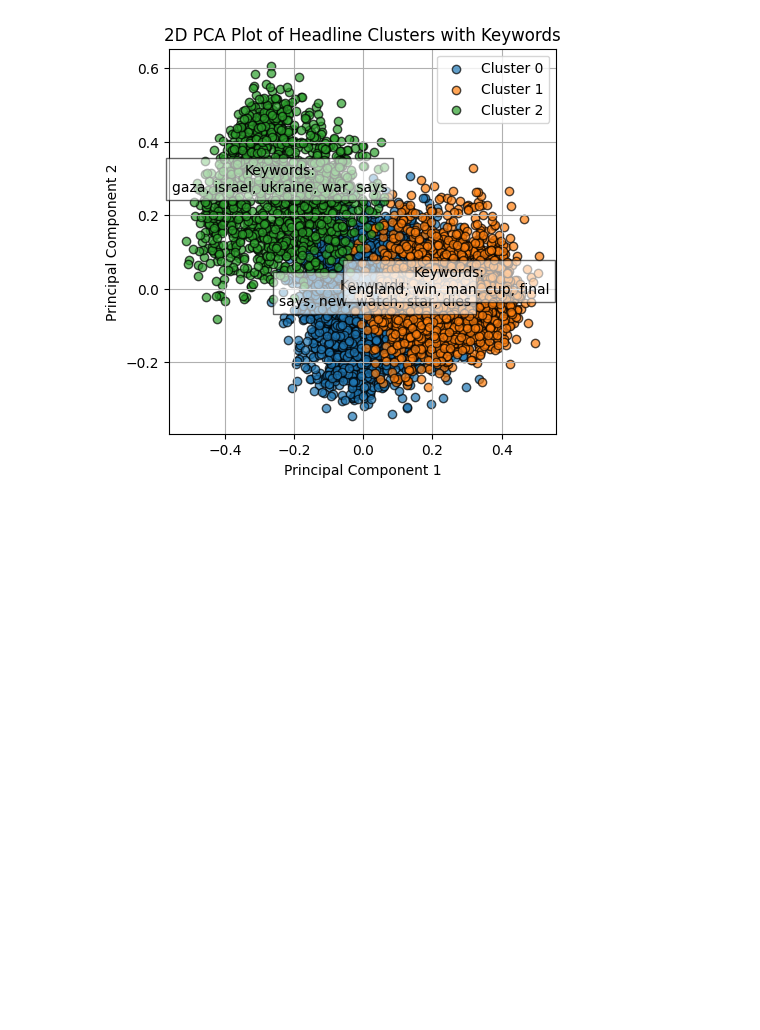
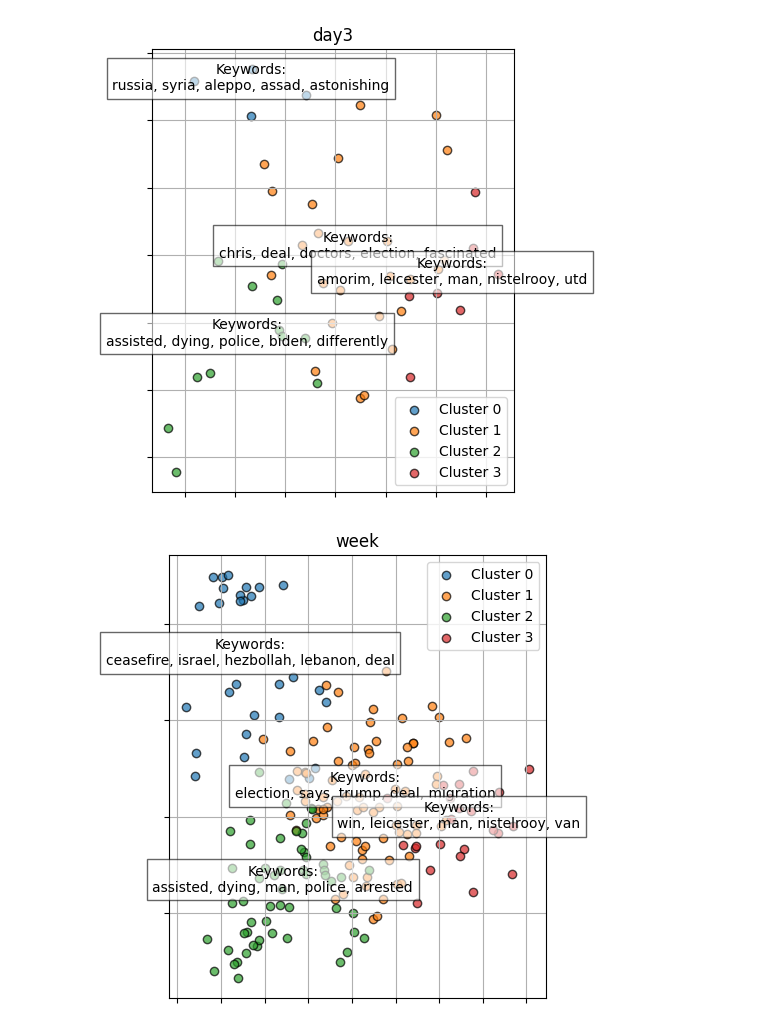
Before and after one commit to felixfritzen/Scalable_proj, a Jupyter notebook: 3_training_pipeline.ipynb, the cells around one changed output. Drawn from its saved outputs; the diff is of its cells as text; code cells hidden in the pictures; blank space fills up the shorter version.

Commit message:
trained

```diff
--- a/3_training_pipeline.ipynb
+++ b/3_training_pipeline.ipynb
@@ -116,43 +97,51 @@ def extract_keywords(clustered_headlines):
         keywords[cluster_id] = [word for word, freq in word_freq.most_common(5)]  # Top 5 keywords
     return keywords
 
-def plot_clusers(keywords, optimal_clusters, embeddings_2d, clusters):
+def plot_clusers(keywords, optimal_clusters, embeddings_2d, clusters, title):
     plt.figure(figsize=(5, 5))
     for cluster in range(optimal_clusters):
         cluster_points = embeddings_2d[clusters == cluster]
         plt.scatter(
             cluster_points[:, 0], cluster_points[:, 1],
             label=f"Cluster {cluster}", alpha=0.7, edgecolors='k'
         )
         cluster_center = cluster_points.mean(axis=0)
         plt.text(cluster_center[0], cluster_center[1],
                  f"Keywords:\n{', '.join(keywords[cluster])}",
                  fontsize=10, bbox=dict(facecolor='white', alpha=0.6), ha='center')
-    plt.title("2D PCA Plot of Headline Clusters with Keywords")
-    plt.xlabel("Principal Component 1")
-    plt.ylabel("Principal Component 2")
+    plt.title(title)
+    #plt.xlabel("PC 1")
+    #plt.ylabel("PC 2")
     plt.legend()
+    plt.gca().set_xticklabels([])
+    plt.gca().set_yticklabels([])
     plt.grid()
-    plt.savefig('cluster.png')
+    plt.tight_layout()
+    plt.savefig(f'clusters/cluster_{title}.png')
     plt.show()
 
 def training(embeddings, headlines, n_clusters=3):
     kmeans = KMeans(n_clusters=n_clusters, random_state=22)
     clusters = kmeans.fit(embeddings) # 1, 2 or 3 for each headline
-    return kmeans
+
+    pca = PCA(n_components=2)
+    pca.fit(embeddings)
+    return kmeans, pca
 
 
-def forward(kmeans,embeddings, headlines):
+def forward(kmeans,pca,embeddings, headlines, n_clusters=3, title='PCA'):
     clusters = kmeans.predict(embeddings)
-    pca = PCA(n_components=2)
-    embeddings_2d = pca.fit_transform(embeddings)
+    embeddings_2d = pca.transform(embeddings)
     df2 = pd.DataFrame({'headline': headlines, 'cluster': clusters})
     clustered_headlines = df2.groupby('cluster')['headline'].apply(list)
 
     keywords = extract_keywords(clustered_headlines)
-    plot_clusers(keywords, optimal_clusters, embeddings_2d, clusters)
+    plot_clusers(keywords, n_clusters, embeddings_2d, clusters, title)
 
-kmeans = training(embeddings['train'], headlines['train'], n_clusters=5)
-forward(kmeans,embeddings['train'], headlines['train'])
+n_clusters=4
+kmeans,pca = training(embeddings['year'], headlines['year'], n_clusters)
+for key in embeddings.keys():
+    forward(kmeans,pca,embeddings[key], headlines[key], n_clusters, title=key)
 # %% [output]
-[figure, old version]
+[figure, new version]
+[figure, added]
```
Also changed, not shown: parts of 6 cells of this notebook, 7 other files.
